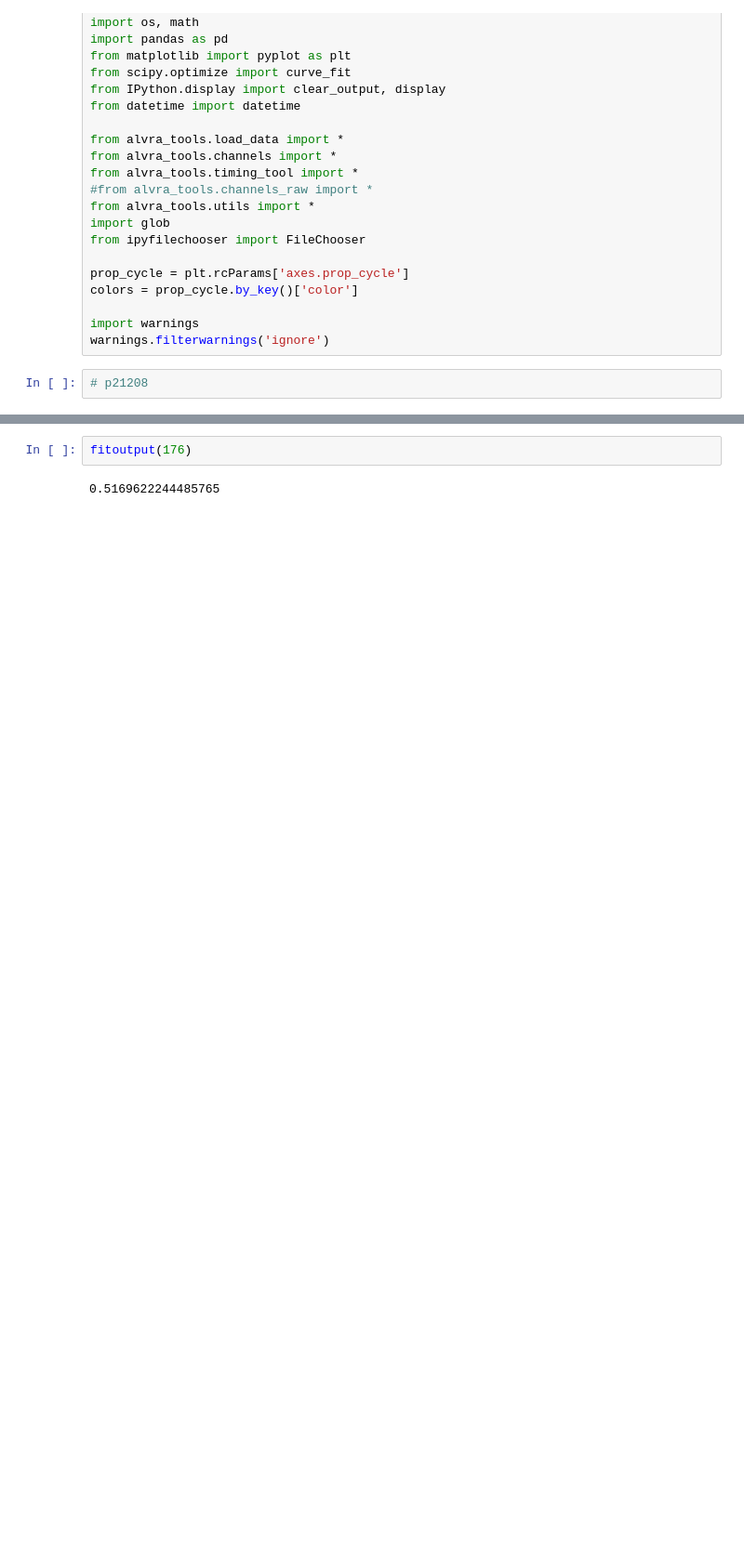
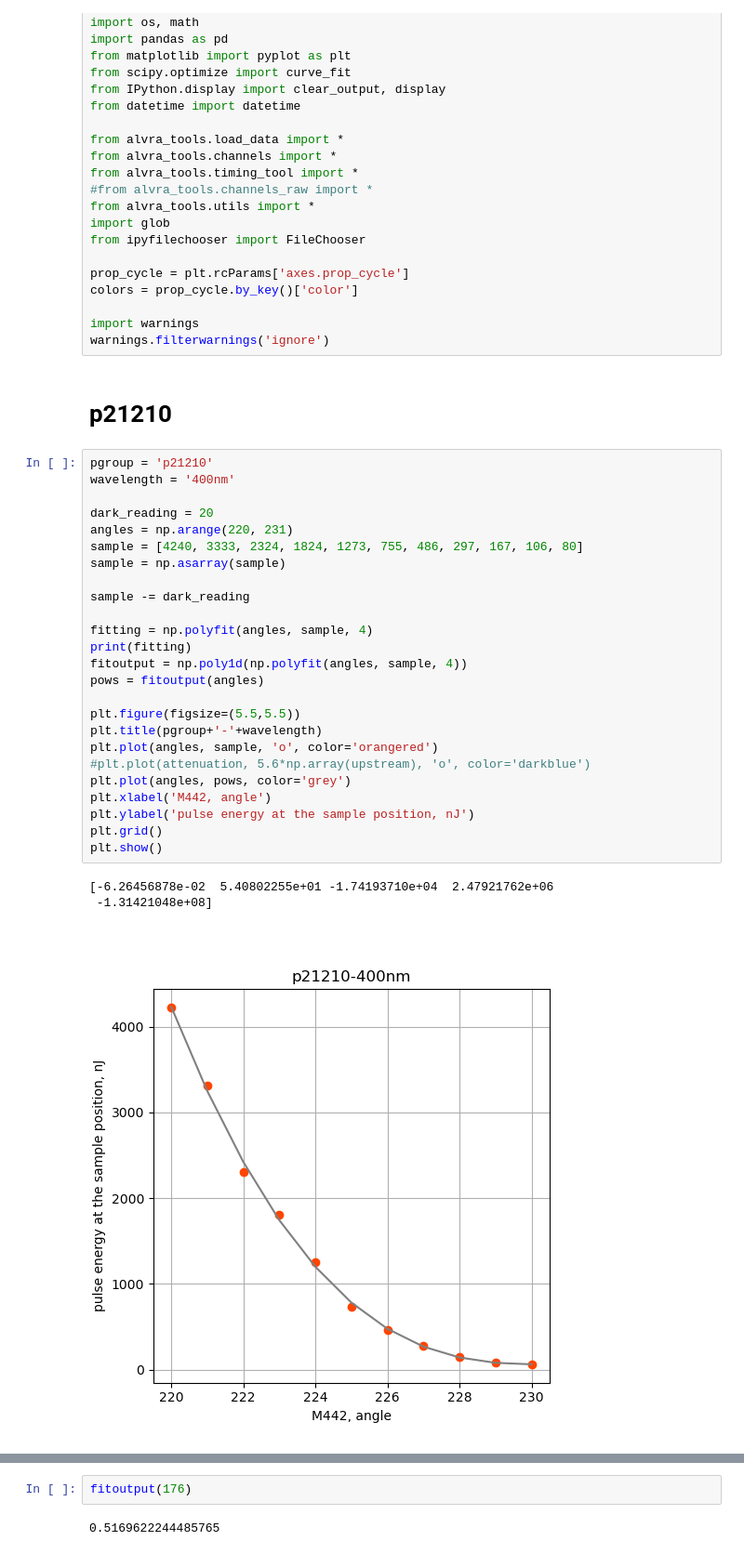
Before and after one commit to paulscherrerinstitute/alvra_beamline_scripts, a Jupyter notebook: waveplate_calibration.ipynb, the cells around one changed output, grey strips where cells are left out. Shown at 93% size. Drawn from its saved outputs; the diff is of its cells as text; blank space fills up the shorter version.

```diff
--- a/waveplate_calibration.ipynb
+++ b/waveplate_calibration.ipynb
@@ -22,5 +22,34 @@ colors = prop_cycle.by_key()['color']
 
 import warnings
 warnings.filterwarnings('ignore')
-# %%
-# p21208
+# %% [markdown]
+# p21210
+# %%
+pgroup = 'p21210'
+wavelength = '400nm'
+
+dark_reading = 20
+angles = np.arange(220, 231)
+sample = [4240, 3333, 2324, 1824, 1273, 755, 486, 297, 167, 106, 80]
+sample = np.asarray(sample)
+
+sample -= dark_reading
+
+fitting = np.polyfit(angles, sample, 4)
+print(fitting)
+fitoutput = np.poly1d(np.polyfit(angles, sample, 4))
+pows = fitoutput(angles)
+
+plt.figure(figsize=(5.5,5.5))
+plt.title(pgroup+'-'+wavelength)
+plt.plot(angles, sample, 'o', color='orangered')
+#plt.plot(attenuation, 5.6*np.array(upstream), 'o', color='darkblue')
+plt.plot(angles, pows, color='grey')
+plt.xlabel('M442, angle')
+plt.ylabel('pulse energy at the sample position, nJ')
+plt.grid()
+plt.show()
+# %% [output]
+[-6.26456878e-02  5.40802255e+01 -1.74193710e+04  2.47921762e+06
+ -1.31421048e+08]
+[figure, added]
```
Also changed, not shown: parts of 11 cells of this notebook, 7 other files.
